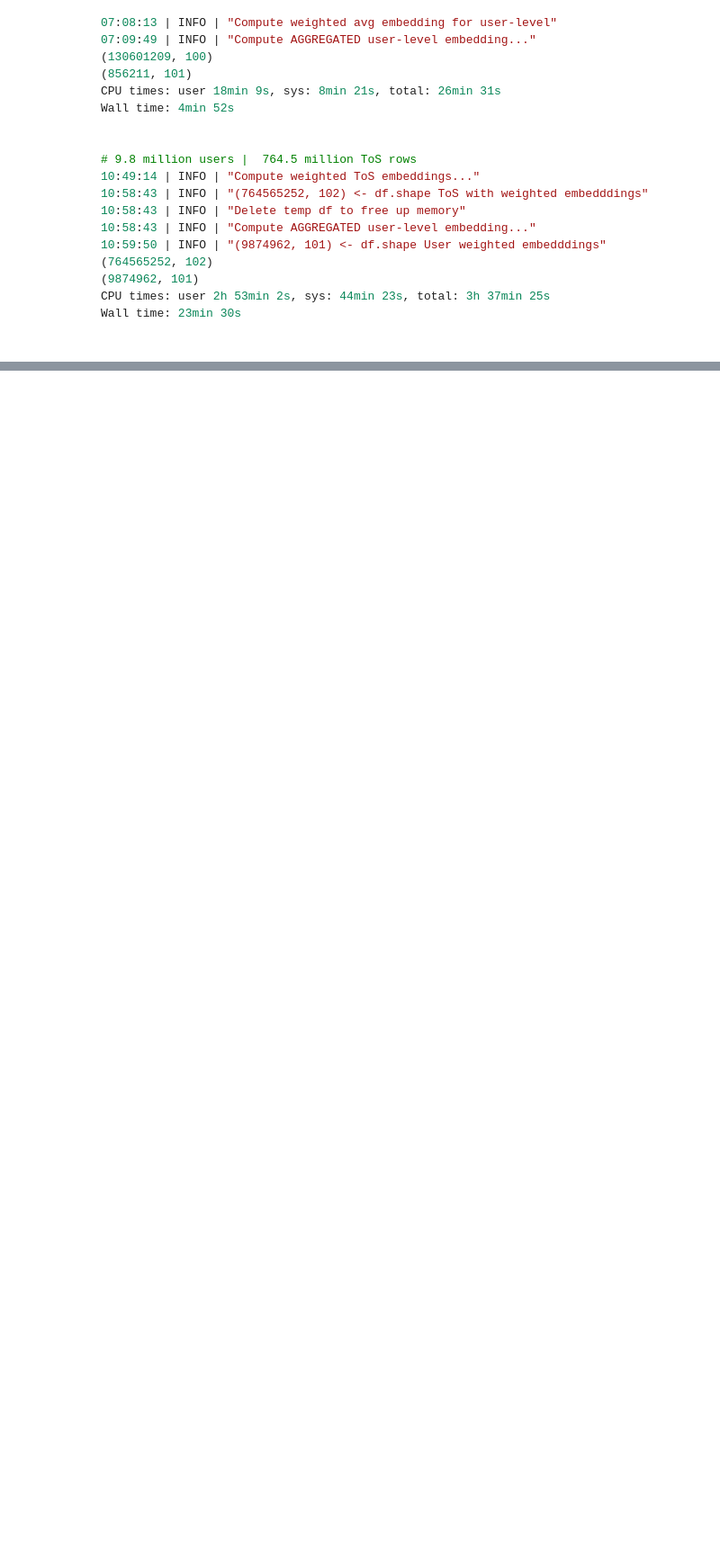
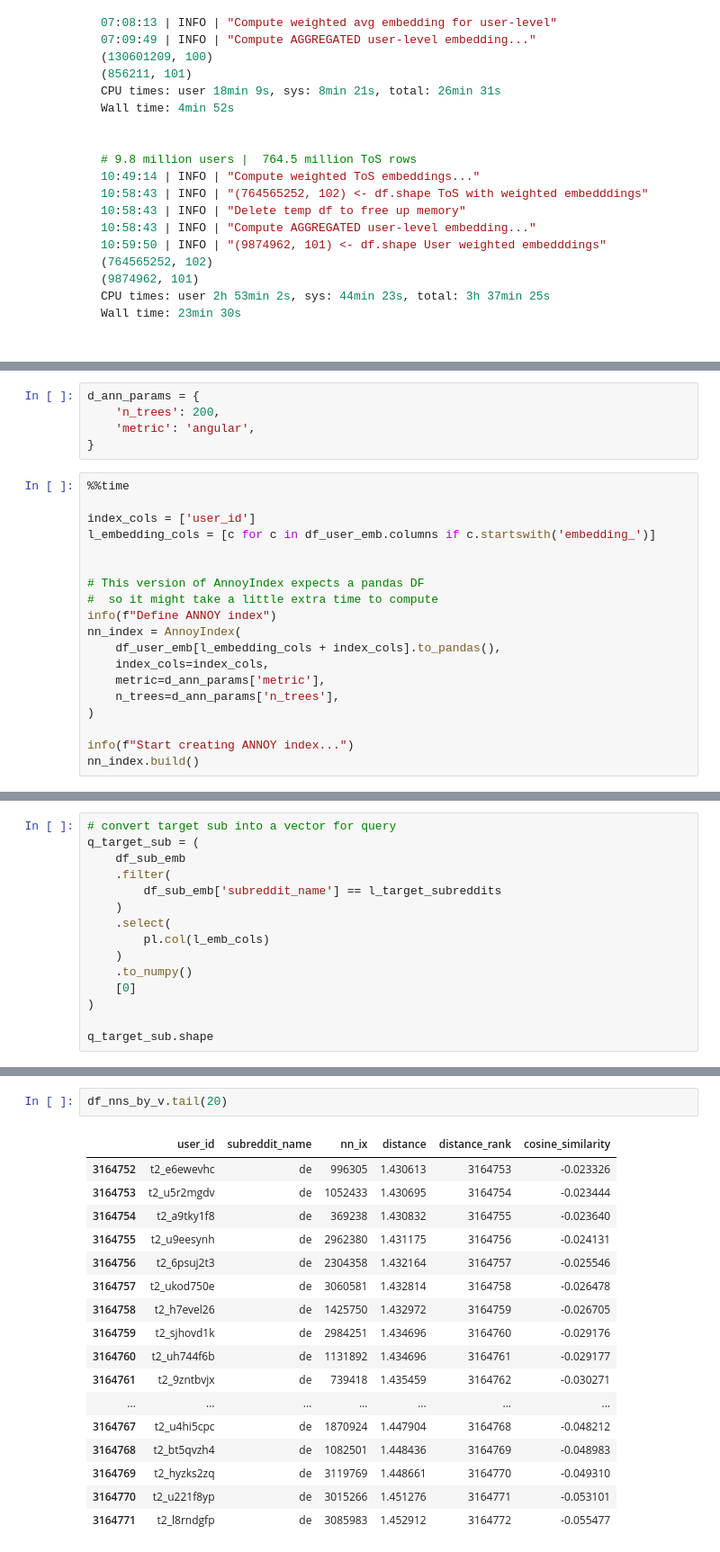
Before and after one commit to nazanin-zinouri/subclu, a Jupyter notebook: notebooks/pn_modeling/djb_02.00-2023-04-17-get_user2subreddit_features_for_a_single_campaign.ipynb, the cells around one changed output, grey strips where cells are left out. Shown at 90% size. Saved outputs shown, nothing was run; the diff lists cells and outputs as text; blank space fills up the shorter version.

Commit message:
Update notebook with ANN computed

```diff
--- a/notebooks/pn_modeling/djb_02.00-2023-04-17-get_user2subreddit_features_for_a_single_campaign.ipynb
+++ b/notebooks/pn_modeling/djb_02.00-2023-04-17-get_user2subreddit_features_for_a_single_campaign.ipynb
@@ -1041,0 +876,24 @@ shape: (67217, 3)
+# %%
+d_ann_params = {
+    'n_trees': 200,
+    'metric': 'angular',
+}
+# %%
+%%time
+
+index_cols = ['user_id']
+l_embedding_cols = [c for c in df_user_emb.columns if c.startswith('embedding_')]
+
+
+# This version of AnnoyIndex expects a pandas DF
+#  so it might take a little extra time to compute
+info(f"Define ANNOY index")
+nn_index = AnnoyIndex(
+    df_user_emb[l_embedding_cols + index_cols].to_pandas(),
+    index_cols=index_cols,
+    metric=d_ann_params['metric'],
+    n_trees=d_ann_params['n_trees'],
+)
+
+info(f"Start creating ANNOY index...")
+nn_index.build()
@@ -1041,0 +907,15 @@ shape: (67217, 3)
+# %%
+# convert target sub into a vector for query
+q_target_sub = (
+    df_sub_emb
+    .filter(
+        df_sub_emb['subreddit_name'] == l_target_subreddits
+    )
+    .select(
+        pl.col(l_emb_cols)
+    )
+    .to_numpy()
+    [0]
+)
+
+q_target_sub.shape
@@ -1041,0 +1022,20 @@ shape: (67217, 3)
+# %%
+df_nns_by_v.tail(20)
+# %% [output]
+|  | user_id | subreddit_name | nn_ix | distance | distance_rank | cosine_similarity |
+| 3164752 | t2_e6ewevhc | de | 996305 | 1.430613 | 3164753 | -0.023326 |
+| 3164753 | t2_u5r2mgdv | de | 1052433 | 1.430695 | 3164754 | -0.023444 |
+| 3164754 | t2_a9tky1f8 | de | 369238 | 1.430832 | 3164755 | -0.023640 |
+| 3164755 | t2_u9eesynh | de | 2962380 | 1.431175 | 3164756 | -0.024131 |
+| 3164756 | t2_6psuj2t3 | de | 2304358 | 1.432164 | 3164757 | -0.025546 |
+| 3164757 | t2_ukod750e | de | 3060581 | 1.432814 | 3164758 | -0.026478 |
+| 3164758 | t2_h7evel26 | de | 1425750 | 1.432972 | 3164759 | -0.026705 |
+| 3164759 | t2_sjhovd1k | de | 2984251 | 1.434696 | 3164760 | -0.029176 |
+| 3164760 | t2_uh744f6b | de | 1131892 | 1.434696 | 3164761 | -0.029177 |
+| 3164761 | t2_9zntbvjx | de | 739418 | 1.435459 | 3164762 | -0.030271 |
+| ... | ... | ... | ... | ... | ... | ... |
+| 3164767 | t2_u4hi5cpc | de | 1870924 | 1.447904 | 3164768 | -0.048212 |
+| 3164768 | t2_bt5qvzh4 | de | 1082501 | 1.448436 | 3164769 | -0.048983 |
+| 3164769 | t2_hyzks2zq | de | 3119769 | 1.448661 | 3164770 | -0.049310 |
+| 3164770 | t2_u221f8yp | de | 3015266 | 1.451276 | 3164771 | -0.053101 |
+| 3164771 | t2_l8rndgfp | de | 3085983 | 1.452912 | 3164772 | -0.055477 |
```
Also changed, not shown: parts of 78 cells of this notebook, 1 other file.
